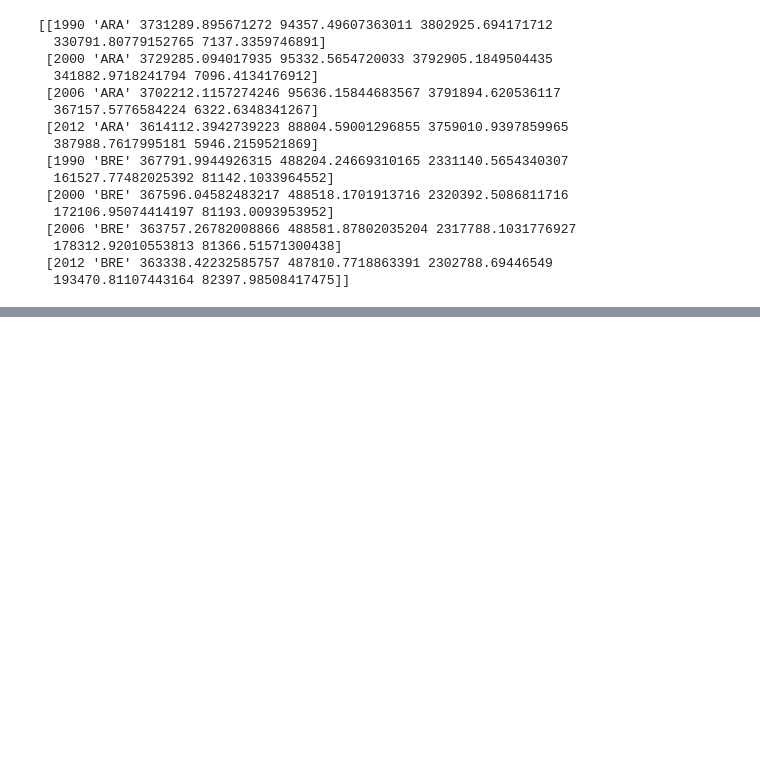
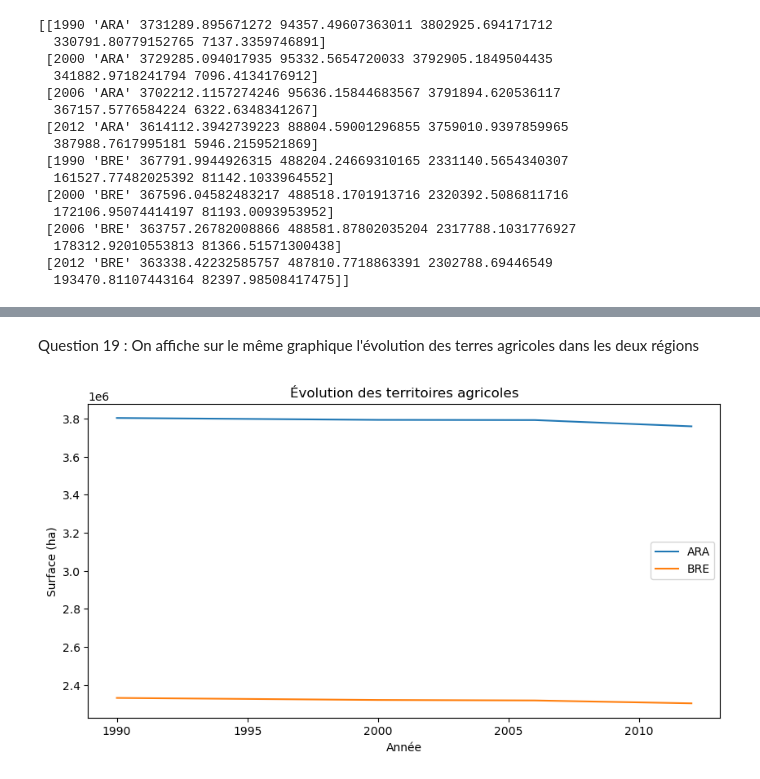
Before and after one commit to edouard61430-agro/Projet-L3-python-partie-2-, a Jupyter notebook: analyse_donnees_land_cover.ipynb, the cells around one changed output, grey strips where cells are left out. Saved outputs shown, nothing was run; the diff lists cells and outputs as text; code cells hidden in the pictures; blank space fills up the shorter version.

```diff
--- a/analyse_donnees_land_cover.ipynb
+++ b/analyse_donnees_land_cover.ipynb
@@ -27,0 +86,22 @@ print(surfaces)
+# %% [markdown]
+Question 19 : On affiche sur le même graphique l'évolution des terres agricoles dans les deux régions
+# %%
+df.loc["ARA"]["Territoires agricoles"].plot(
+    kind="line",
+    figsize=(10, 5),
+    label="ARA"
+)
+
+df.loc["BRE"]["Territoires agricoles"].plot(
+    kind="line",
+    figsize=(10, 5),
+    label="BRE"
+)
+
+plt.title("Évolution des territoires agricoles")
+plt.xlabel("Année")
+plt.ylabel("Surface (ha)")
+plt.legend()
+plt.show()
+# %% [output]
+[figure, added]
```
Also changed, not shown: parts of 10 cells of this notebook.
